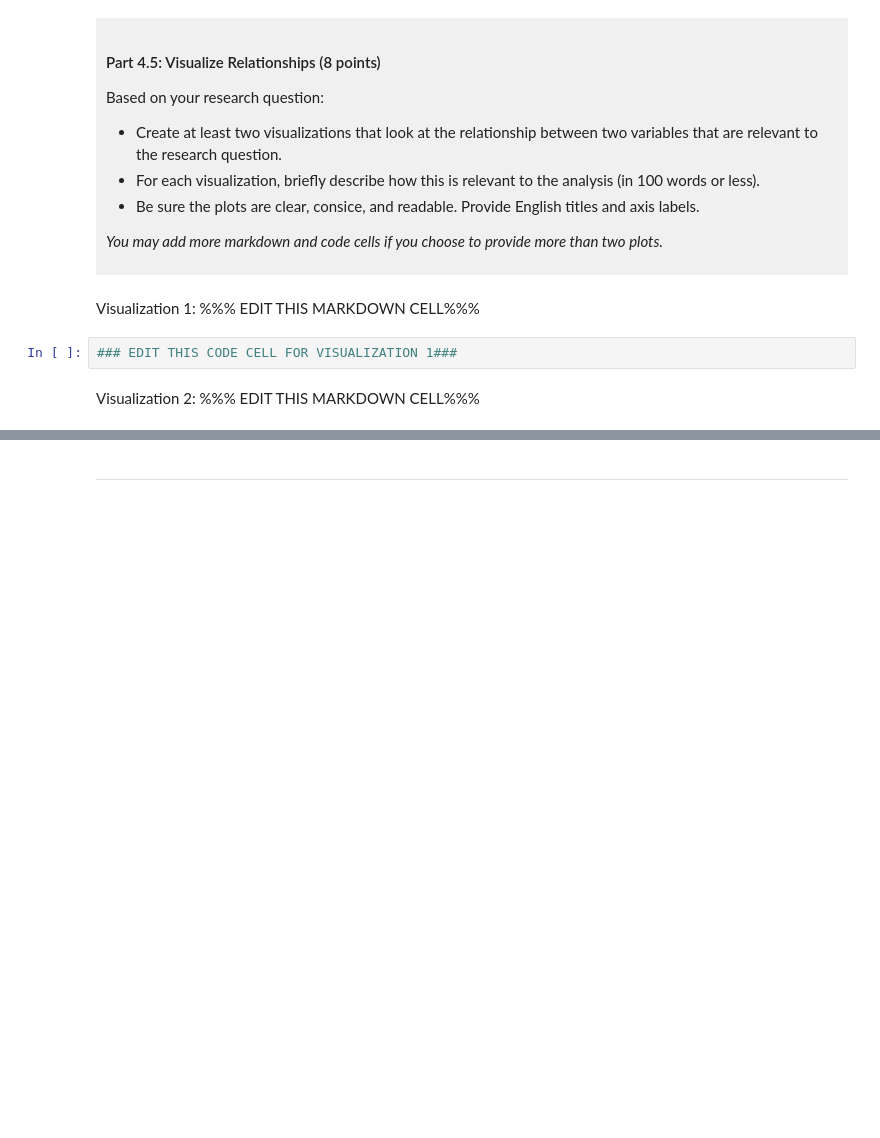
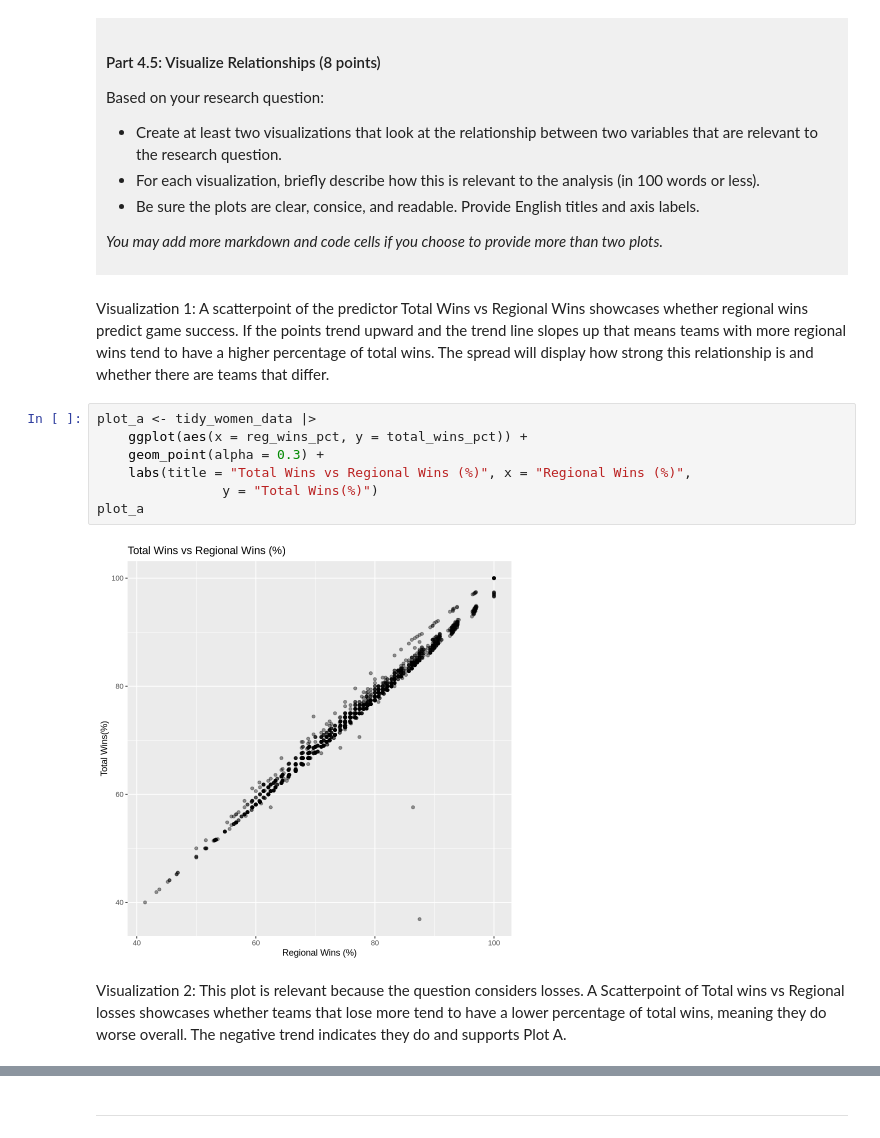
Before and after one commit to gurleenvirk398-cmyk/dsci-100-project-gurleen-virk, a Jupyter notebook: dsci-100-project-notebook.ipynb, the cells around one changed output, grey strips where cells are left out. Saved outputs shown, nothing was run; the diff lists cells and outputs as text; blank space fills up the shorter version.

```diff
--- a/dsci-100-project-notebook.ipynb
+++ b/dsci-100-project-notebook.ipynb
@@ -322,9 +408,18 @@ Based on your research question:
 *You may add more markdown and code cells if you choose to provide more than two plots.*
 </div>
 # %% [markdown]
-Visualization 1: %%% EDIT THIS MARKDOWN CELL%%%
+Visualization 1:
+A scatterpoint of the predictor Total Wins vs Regional Wins showcases whether regional wins predict game success. If the points trend upward and the trend line slopes up that means teams with more regional wins tend to have a higher percentage of total wins. The spread will display how strong this relationship is and whether there are teams that differ.
 # %%
-### EDIT THIS CODE CELL FOR VISUALIZATION 1###
+plot_a <- tidy_women_data |>
+    ggplot(aes(x = reg_wins_pct, y = total_wins_pct)) +
+    geom_point(alpha = 0.3) +
+    labs(title = "Total Wins vs Regional Wins (%)", x = "Regional Wins (%)",
+                y = "Total Wins(%)")
+plot_a
+# %% [output]
+[figure, added]
 # %% [markdown]
-Visualization 2: %%% EDIT THIS MARKDOWN CELL%%%
+Visualization 2:
+This plot is relevant because the question considers losses. A Scatterpoint of Total wins vs Regional losses showcases whether teams that lose more tend to have a lower percentage of total wins, meaning they do worse overall. The negative trend indicates they do and supports Plot A.
 # %%
```
Also changed, not shown: parts of 8 cells of this notebook.
